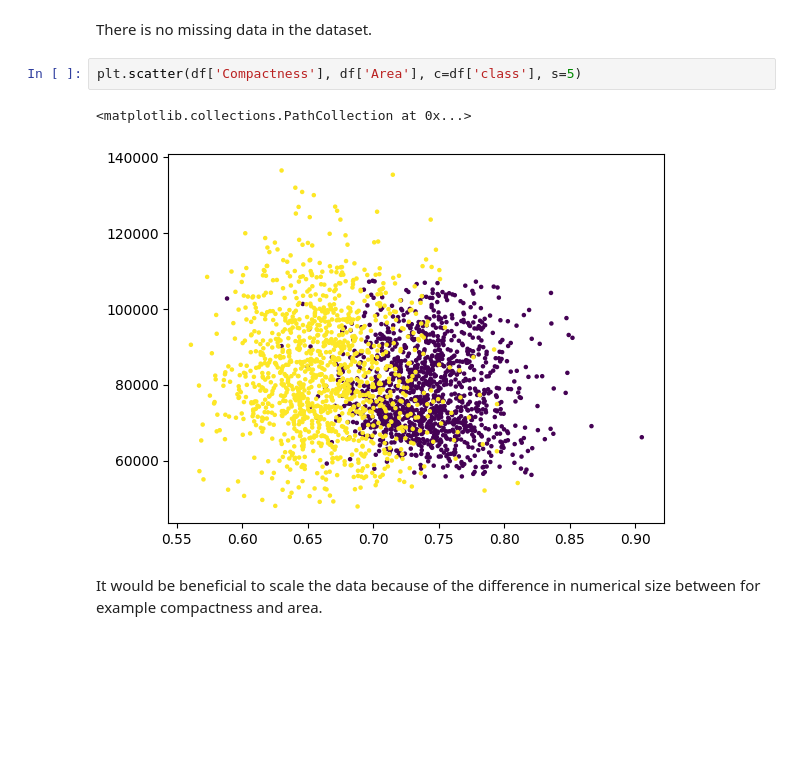
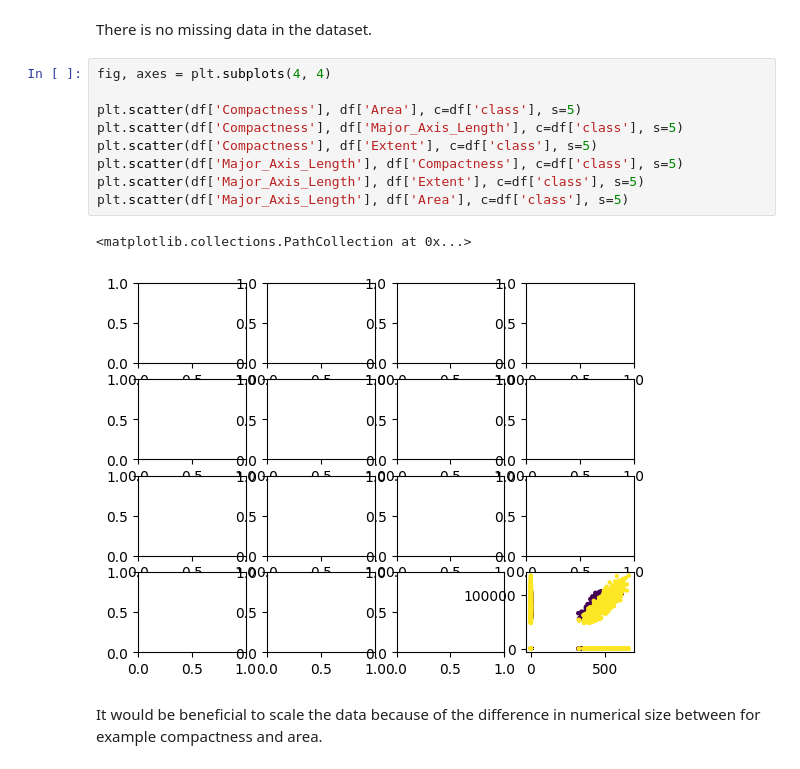
Before and after one commit to JohannesStandal/DAT200, a Jupyter notebook: CA2/CA2_DAT200_26H.ipynb, the cells around one changed output. Drawn from its saved outputs; the diff is of its cells as text; blank space fills up the shorter version.

```diff
--- a/CA2/CA2_DAT200_26H.ipynb
+++ b/CA2/CA2_DAT200_26H.ipynb
@@ -86,10 +87,17 @@ dtype: int64
 # %% [markdown]
 There is no missing data in the dataset.
 # %%
+fig, axes = plt.subplots(4, 4)
+
 plt.scatter(df['Compactness'], df['Area'], c=df['class'], s=5)
+plt.scatter(df['Compactness'], df['Major_Axis_Length'], c=df['class'], s=5)
+plt.scatter(df['Compactness'], df['Extent'], c=df['class'], s=5)
+plt.scatter(df['Major_Axis_Length'], df['Compactness'], c=df['class'], s=5)
+plt.scatter(df['Major_Axis_Length'], df['Extent'], c=df['class'], s=5)
+plt.scatter(df['Major_Axis_Length'], df['Area'], c=df['class'], s=5)
 # %% [output]
 <matplotlib.collections.PathCollection at 0x...>
-[figure, old version]
+[figure, new version]
 # %% [markdown]
 It would be beneficial to scale the data because of the difference in numerical size between for example compactness and area.
 # %% [markdown]
```
Also changed, not shown: parts of 1 cell of this notebook.
